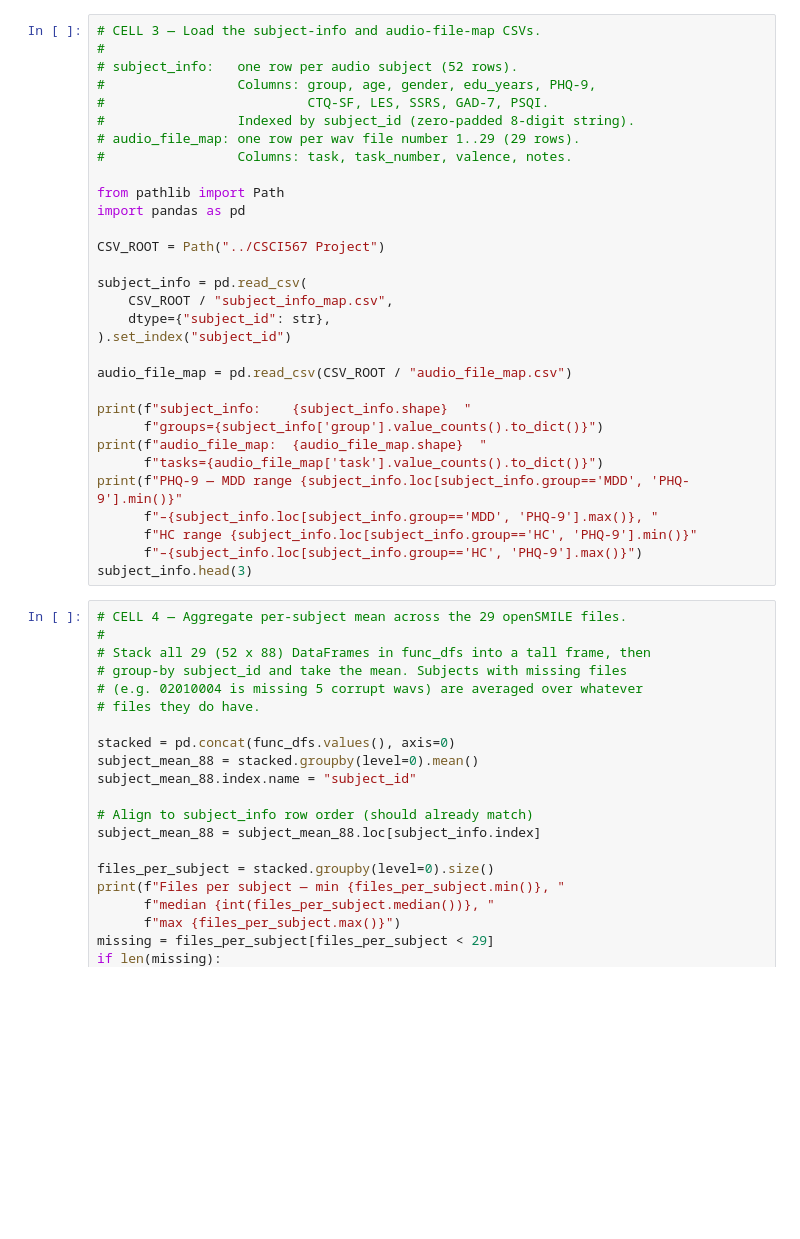
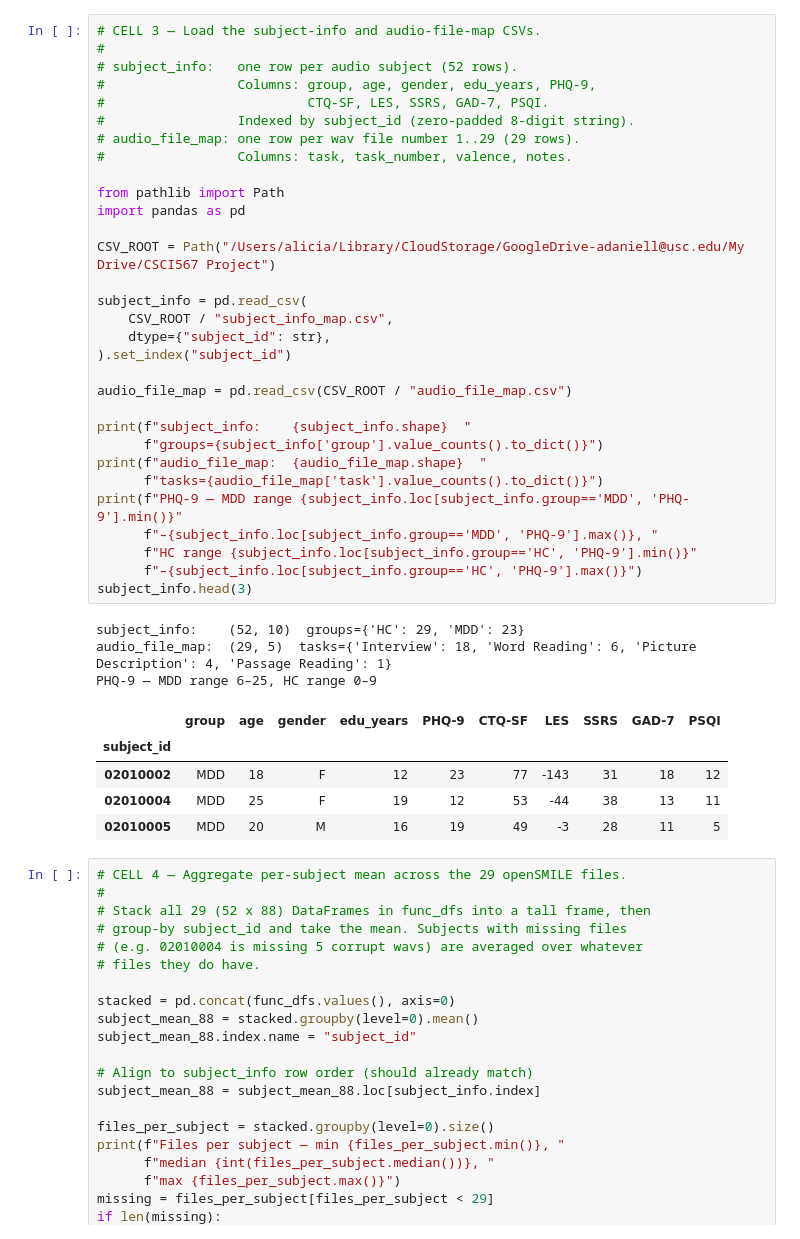
Before and after one commit to rasikaramanan/modma_depression_detection, a Jupyter notebook: scripts/analysis.ipynb, the cells around one changed output. Drawn from its saved outputs; the diff is of its cells as text; blank space fills up the shorter version.

```diff
--- a/scripts/analysis.ipynb
+++ b/scripts/analysis.ipynb
@@ -43,34 +66,43 @@ func_dfs[1]
 # %%
 # CELL 3 — Load the subject-info and audio-file-map CSVs.
 #
 # subject_info:   one row per audio subject (52 rows).
 #                 Columns: group, age, gender, edu_years, PHQ-9,
 #                          CTQ-SF, LES, SSRS, GAD-7, PSQI.
 #                 Indexed by subject_id (zero-padded 8-digit string).
 # audio_file_map: one row per wav file number 1..29 (29 rows).
 #                 Columns: task, task_number, valence, notes.
 
 from pathlib import Path
 import pandas as pd
 
-CSV_ROOT = Path("../CSCI567 Project")
+CSV_ROOT = Path("/Users/alicia/Library/CloudStorage/GoogleDrive-adaniell@usc.edu/My Drive/CSCI567 Project")
 
 subject_info = pd.read_csv(
     CSV_ROOT / "subject_info_map.csv",
     dtype={"subject_id": str},
 ).set_index("subject_id")
 
 audio_file_map = pd.read_csv(CSV_ROOT / "audio_file_map.csv")
 
 print(f"subject_info:    {subject_info.shape}  "
       f"groups={subject_info['group'].value_counts().to_dict()}")
 print(f"audio_file_map:  {audio_file_map.shape}  "
       f"tasks={audio_file_map['task'].value_counts().to_dict()}")
 print(f"PHQ-9 — MDD range {subject_info.loc[subject_info.group=='MDD', 'PHQ-9'].min()}"
       f"–{subject_info.loc[subject_info.group=='MDD', 'PHQ-9'].max()}, "
       f"HC range {subject_info.loc[subject_info.group=='HC', 'PHQ-9'].min()}"
       f"–{subject_info.loc[subject_info.group=='HC', 'PHQ-9'].max()}")
 subject_info.head(3)
+# %% [output]
+subject_info:    (52, 10)  groups={'HC': 29, 'MDD': 23}
+audio_file_map:  (29, 5)  tasks={'Interview': 18, 'Word Reading': 6, 'Picture Description': 4, 'Passage Reading': 1}
+PHQ-9 — MDD range 6–25, HC range 0–9
+|  | group | age | gender | edu_years | PHQ-9 | CTQ-SF | LES | SSRS | GAD-7 | PSQI |
+| subject_id |  |  |  |  |  |  |  |  |  |  |
+| 02010002 | MDD | 18 | F | 12 | 23 | 77 | -143 | 31 | 18 | 12 |
+| 02010004 | MDD | 25 | F | 19 | 12 | 53 | -44 | 38 | 13 | 11 |
+| 02010005 | MDD | 20 | M | 16 | 19 | 49 | -3 | 28 | 11 | 5 |
 # %%
 # CELL 4 — Aggregate per-subject mean across the 29 openSMILE files.
 #
```
Also changed, not shown: parts of 2 cells of this notebook, 1 other file.
